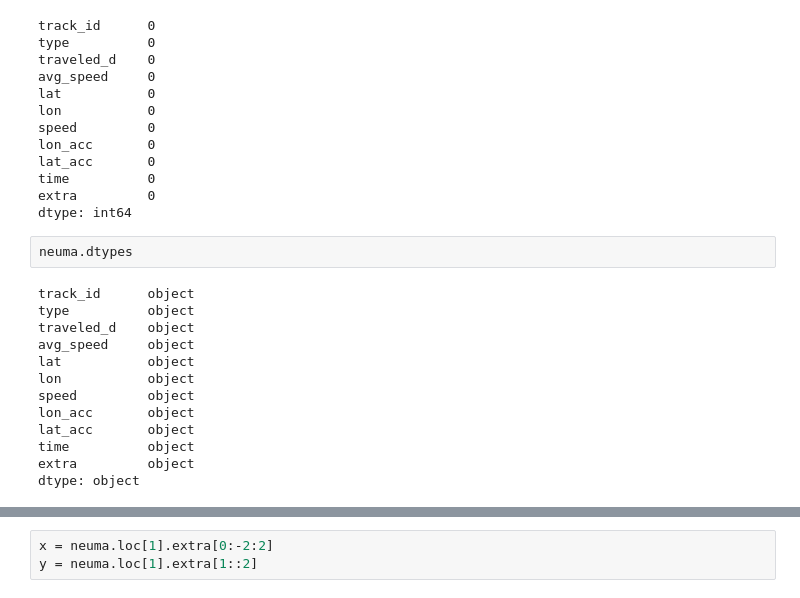
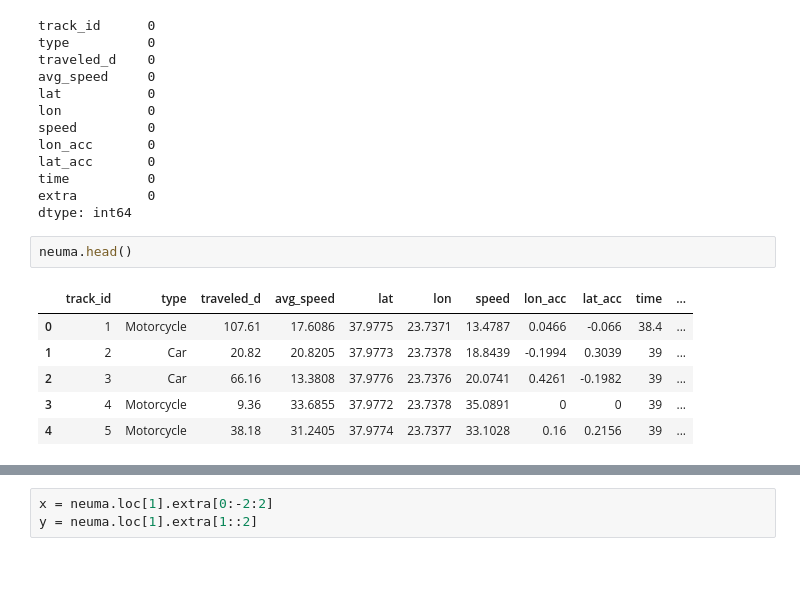
Before and after one commit to gperaza/traffic-data-analysis, a Jupyter notebook: pNEUMA/Estancia.ipynb, the cells around one changed output, grey strips where cells are left out. Cells and saved outputs as stored; diff of their text form; blank space fills up the shorter version.

```diff
--- a/pNEUMA/Estancia.ipynb
+++ b/pNEUMA/Estancia.ipynb
@@ -124,17 +125,11 @@ time          0
 extra         0
 dtype: int64
 # %%
-neuma.dtypes
+neuma.head()
 # %% [output]
-track_id      object
-type          object
-traveled_d    object
-avg_speed     object
-lat           object
-lon           object
-speed         object
-lon_acc       object
-lat_acc       object
-time          object
-extra         object
-dtype: object
+|  | track_id | type | traveled_d | avg_speed | lat | lon | speed | lon_acc | lat_acc | time | ... |
+| 0 | 1 | Motorcycle | 107.61 | 17.6086 | 37.9775 | 23.7371 | 13.4787 | 0.0466 | -0.066 | 38.4 | ... |
+| 1 | 2 | Car | 20.82 | 20.8205 | 37.9773 | 23.7378 | 18.8439 | -0.1994 | 0.3039 | 39 | ... |
+| 2 | 3 | Car | 66.16 | 13.3808 | 37.9776 | 23.7376 | 20.0741 | 0.4261 | -0.1982 | 39 | ... |
+| 3 | 4 | Motorcycle | 9.36 | 33.6855 | 37.9772 | 23.7378 | 35.0891 | 0 | 0 | 39 | ... |
+| 4 | 5 | Motorcycle | 38.18 | 31.2405 | 37.9774 | 23.7377 | 33.1028 | 0.16 | 0.2156 | 39 | ... |
```
Also changed, not shown: parts of 12 cells of this notebook.
